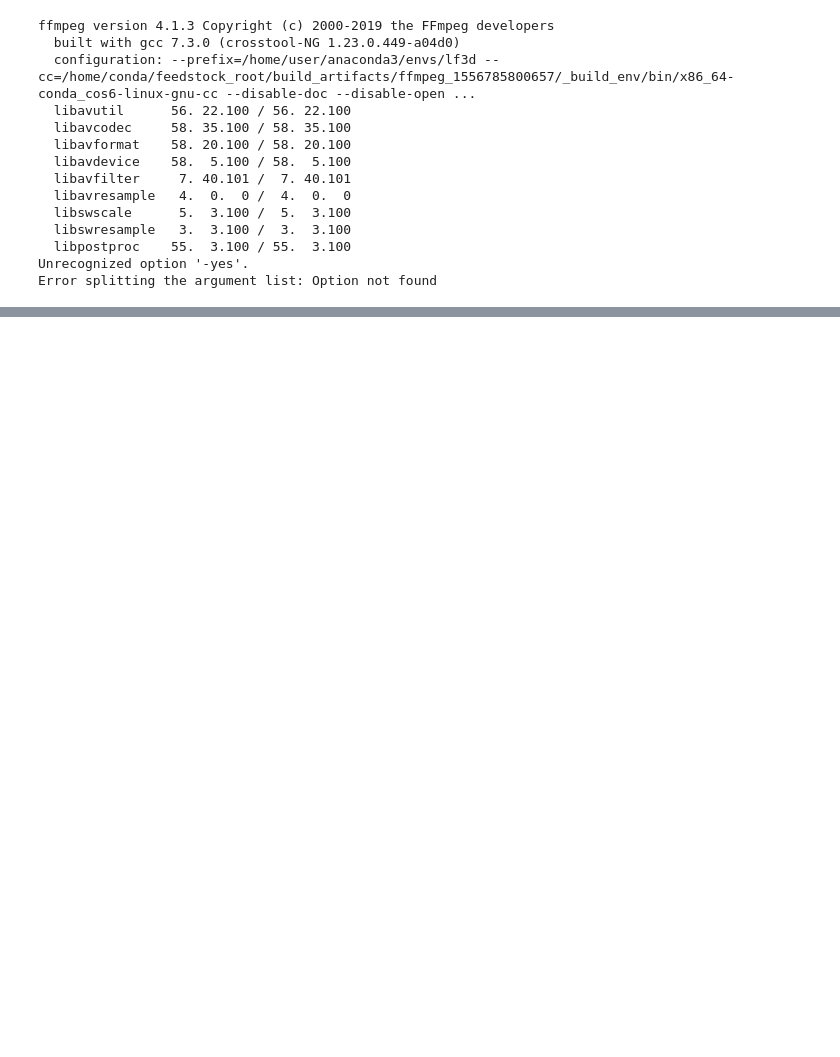
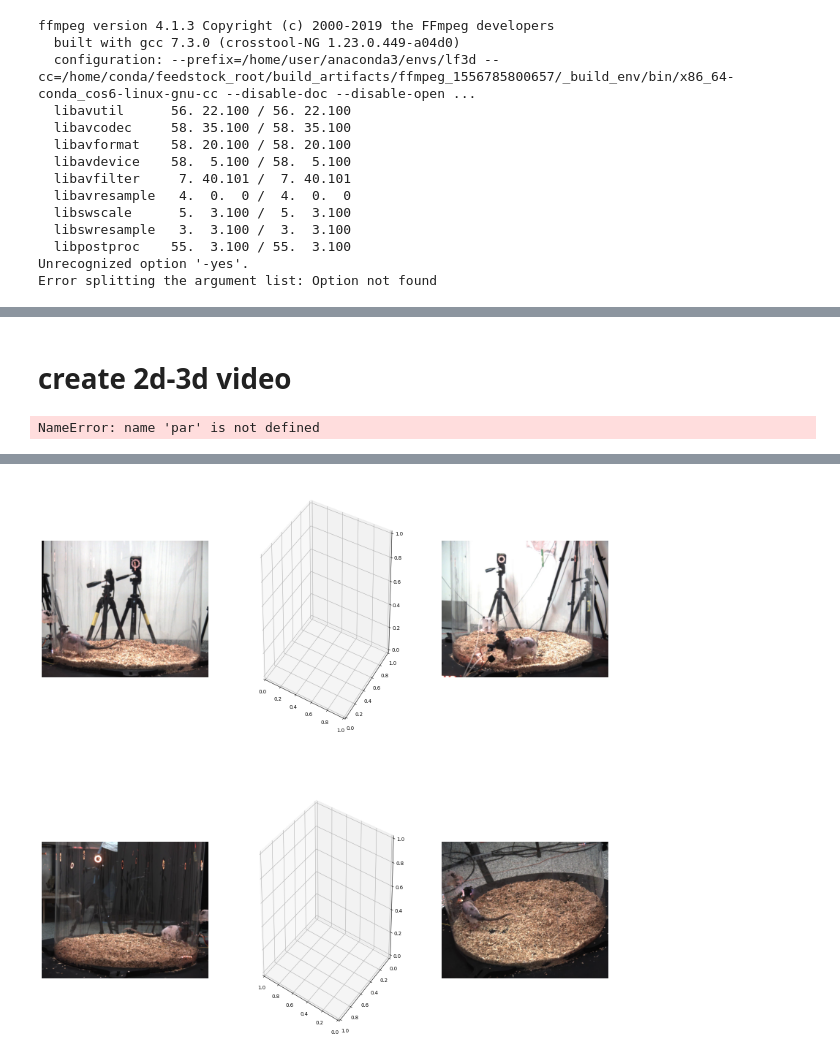
Before and after one commit to NeLy-EPFL/LiftPose3D, a Jupyter notebook: examples/capture/capture_visualize.ipynb, the cells around one changed output, grey strips where cells are left out. Saved outputs shown, nothing was run; the diff lists cells and outputs as text; code cells hidden in the pictures; blank space fills up the shorter version.

```diff
--- a/examples/capture/capture_visualize.ipynb
+++ b/examples/capture/capture_visualize.ipynb
@@ -405,0 +460,73 @@ Video("plot_3d.mp4")
+# %% [markdown]
+# create 2d-3d video
+# %%
+from liftpose.postprocess import load_test_results
+from liftpose.vision_3d import camera_to_world
+data = torch.load(os.path.join(par['out_dir'], "test_results.pth.tar"))
+stat_2d, stat_3d = (
+    torch.load(os.path.join(par['out_dir'], "stat_2d.pth.tar")),
+    torch.load(os.path.join(par['out_dir'], "stat_3d.pth.tar")),
+)
+
+test_cam_id = [3]
+session_id = 0
+assert len(test_cam_id) == 1
+cam = read_cam(session_id, test_cam_id[0])
+test_3d_gt, test_3d_pred, good_keypts = load_test_results(data, stat_2d, stat_3d)
+
+s = test_3d_gt.shape
+test_3d_gt = camera_to_world(test_3d_gt.reshape(s[0], -1), cam['r'].T, cam['t']).reshape(s)
+test_3d_pred = camera_to_world(test_3d_pred.reshape(s[0],-1), cam['r'].T, cam['t']).reshape(s)
+#test_3d_pred[np.logical_not(test_keypoints.reshape(-1, 20, 3))] = np.nan
+test_3d_gt[np.logical_not(test_keypoints.reshape(-1, 20, 3))] = np.nan
+# %% [output]
+NameError: name 'par' is not defined
+# %%
+import matplotlib.pyplot as plt
+from celluloid import Camera
+import numpy as np
+from load import read_data
+from liftpose.plot import plot_pose_3d
+import matplotlib.gridspec as gridspec
+%matplotlib inline
+
+session_id = 0
+n_frames = 100
+
+mat = [read_data(session_id, cid) for (cid,_) in enumerate(cam_list)]
+fig = plt.figure(figsize=(20,20), dpi=50)
+
+gs = gridspec.GridSpec(1, 2,width_ratios=[2,1])
+
+
+axs_2d = [fig.add_subplot(231), fig.add_subplot(233), fig.add_subplot(234), fig.add_subplot(236)]
+axs_3d = [fig.add_subplot(232, projection='3d'), fig.add_subplot(235, projection='3d')]
+axs_3d[1].view_init(30, 125)
+axs_2d = np.ravel(np.array(axs_2d))
+for ax in axs_2d:
+    ax.axis('off')
+
+cam = Camera(fig)
+for idx, frame_id in enumerate(range(0, 100)):
+    print(frame_id)
+    for ax2d_idx, ax2d in enumerate(axs_2d):
+        axs_2d[ax2d_idx] = plot_pose_2d(frame_id, cam_id=ax2d_idx, ax=ax2d)
+    for _, ax3d in enumerate(axs_3d):
+        plot_pose_3d(ax=ax3d, tar=test_3d_gt[frame_id].copy(),
+                     pred=test_3d_pred[frame_id].copy(),
+                     bones=par_data["vis"]["bones"],
+                     limb_id=par_data["vis"]["limb_id"],
+                     colors=par_data["vis"]["colors"],
+                     normalize=False, show_pred_always=True)
+
+        origin = test_3d_gt[frame_id][3] if test_3d_gt[frame_id][3] is not None else [0,0,0]
+        ax3d.set_xbound(origin[0]-100, origin[0]+100)
+        ax3d.set_ylim(origin[1]-50, origin[1]+150)
+        ax3d.set_zlim(25,160)
+
+    plt.savefig(f'out_single_animal/im{idx}.jpg')
+    for ax3d in axs_3d:
+        ax3d.clear()
+    #cam.snap()
+#cam.animate().save('test_marker.mp4')
+# %% [output]
@@ -405,0 +550 @@ Video("plot_3d.mp4")
+[figure, added]
```
Also changed, not shown: parts of 20 cells of this notebook, 16 other files.
